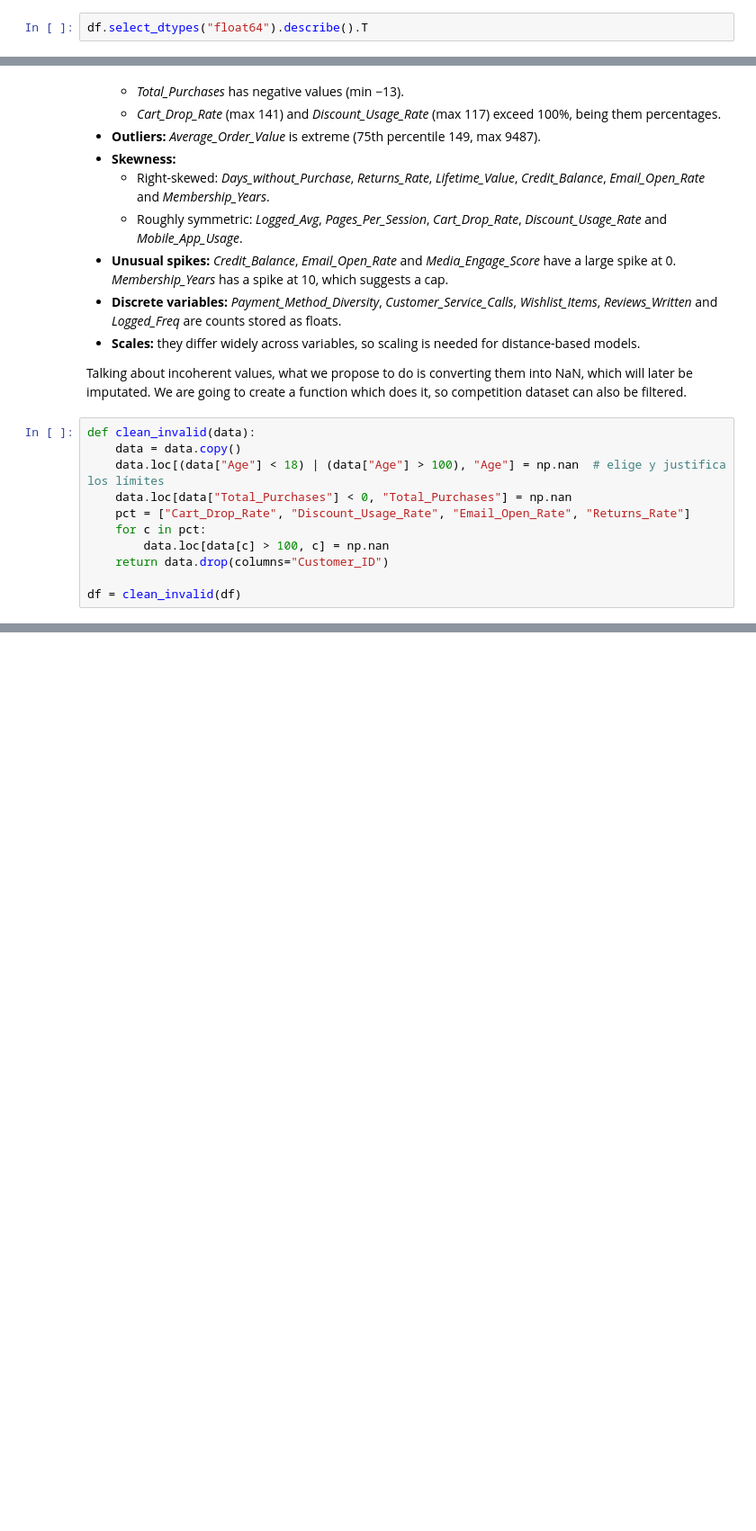
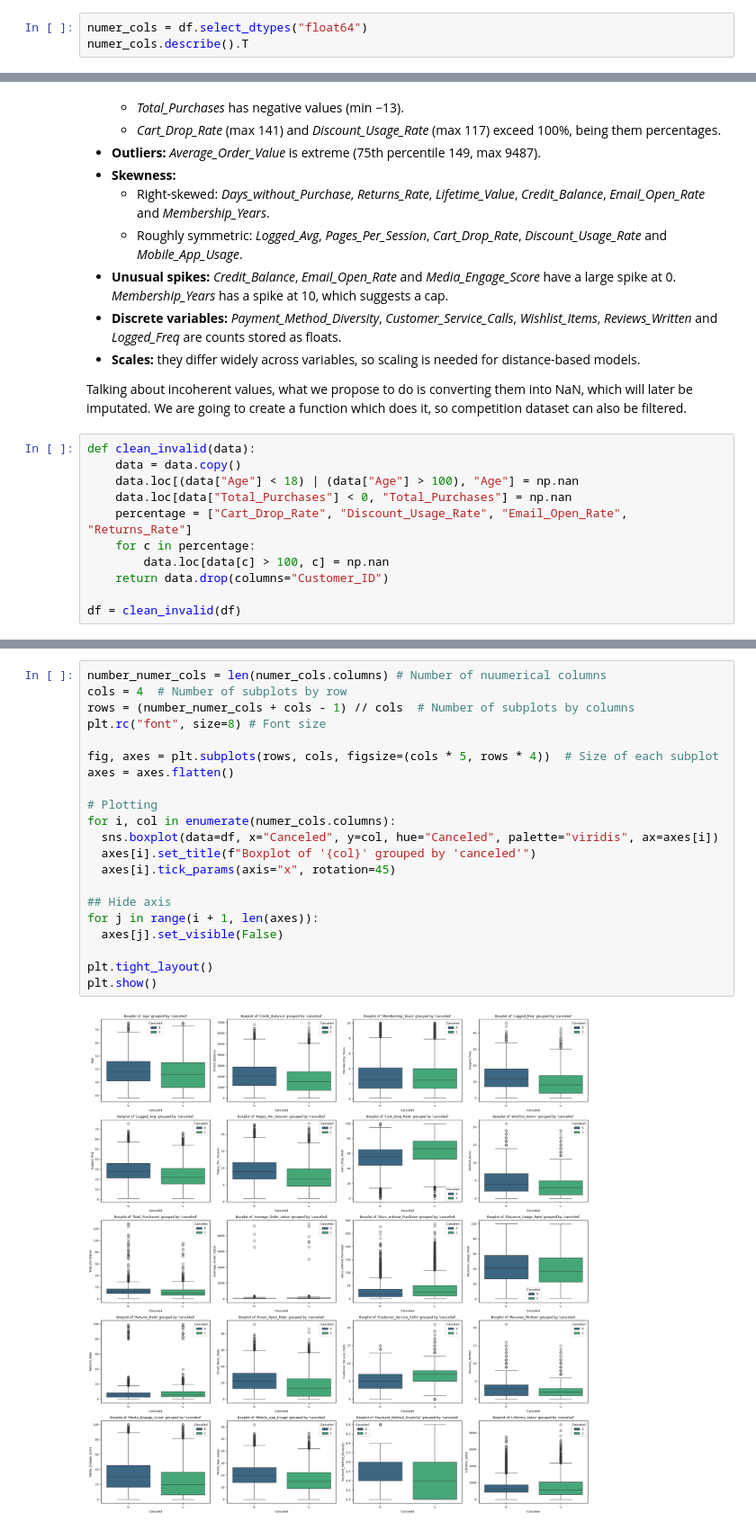
Before and after one commit to alfreve2003/Big-Data-Intelligence, a Jupyter notebook: Assignment 1.ipynb, the cells around one changed output, grey strips where cells are left out. Shown at 90% size. Drawn from its saved outputs; the diff is of its cells as text; blank space fills up the shorter version.

Commit message:
created boxplots for bivariate analysis

```diff
--- a/Assignment 1.ipynb
+++ b/Assignment 1.ipynb
@@ -94,7 +95,8 @@ We have exactly the same amount of instances for each class, so the target varia
 # %% [markdown]
 We have just analysed categorical features. Right now, let's study what happens with the numerical ones. For doing so, we use some statistics about their distributions.
 # %%
-df.select_dtypes("float64").describe().T
+numer_cols = df.select_dtypes("float64")
+numer_cols.describe().T
 # %% [output]
 |  | count | mean | std | min | 25% | 50% | 75% | max |
 | Age | 19266.0 | 37.272916 | 12.096028 | 5.00 | 28.2500 | 37.00 | 45.0000 | 200.000000 |
@@ -139,10 +141,10 @@ Talking about incoherent values, what we propose to do is converting them into N
 # %%
 def clean_invalid(data):
     data = data.copy()
-    data.loc[(data["Age"] < 18) | (data["Age"] > 100), "Age"] = np.nan  # elige y justifica los límites
+    data.loc[(data["Age"] < 18) | (data["Age"] > 100), "Age"] = np.nan
     data.loc[data["Total_Purchases"] < 0, "Total_Purchases"] = np.nan
-    pct = ["Cart_Drop_Rate", "Discount_Usage_Rate", "Email_Open_Rate", "Returns_Rate"]
-    for c in pct:
+    percentage = ["Cart_Drop_Rate", "Discount_Usage_Rate", "Email_Open_Rate", "Returns_Rate"]
+    for c in percentage:
         data.loc[data[c] > 100, c] = np.nan
     return data.drop(columns="Customer_ID")
 
@@ -149,0 +158,23 @@ df = clean_invalid(df)
+# %%
+number_numer_cols = len(numer_cols.columns) # Number of nuumerical columns
+cols = 4  # Number of subplots by row
+rows = (number_numer_cols + cols - 1) // cols  # Number of subplots by columns
+plt.rc("font", size=8) # Font size
+
+fig, axes = plt.subplots(rows, cols, figsize=(cols * 5, rows * 4))  # Size of each subplot
+axes = axes.flatten()
+
+# Plotting
+for i, col in enumerate(numer_cols.columns):
+  sns.boxplot(data=df, x="Canceled", y=col, hue="Canceled", palette="viridis", ax=axes[i])
+  axes[i].set_title(f"Boxplot of '{col}' grouped by 'canceled'")
+  axes[i].tick_params(axis="x", rotation=45)
+
+## Hide axis
+for j in range(i + 1, len(axes)):
+  axes[j].set_visible(False)
+
+plt.tight_layout()
+plt.show()
+# %% [output]
+[figure, added]
```
Also changed, not shown: parts of 5 cells of this notebook.
